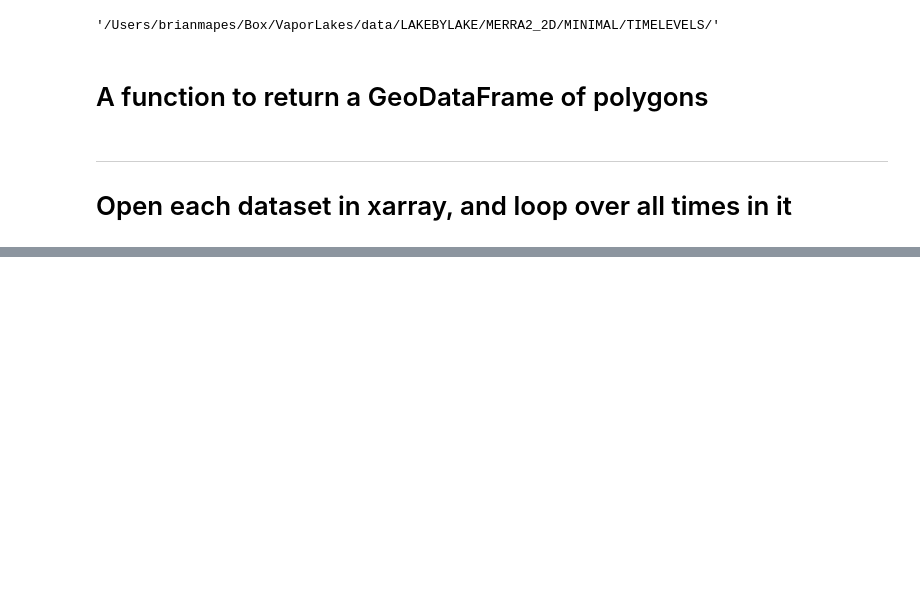
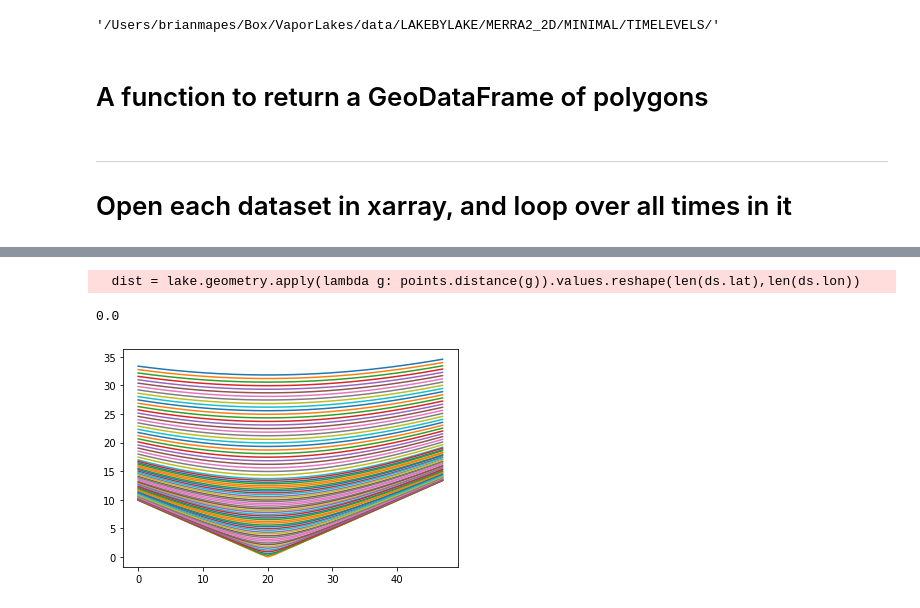
Before and after one commit to brianmapes/VaporLakes, a Jupyter notebook: Grab_contours_in_MINIMALtqv.ipynb, the cells around one changed output, grey strips where cells are left out. Cells and saved outputs as stored; diff of their text form; code cells hidden in the pictures; blank space fills up the shorter version.

```diff
--- a/Grab_contours_in_MINIMALtqv.ipynb
+++ b/Grab_contours_in_MINIMALtqv.ipynb
@@ -219,0 +249,14 @@ for ifile in range( len(files) ):
+# %%
+                # Compute distance field from perimiter:
+                dist = lake.geometry.apply(lambda g: points.distance(g)).values.reshape(len(ds.lat),len(ds.lon))
+                # points.distance(lake.geometry.boundary).values.reshape(len(ds.lat),len(ds.lon))
+                isin = points.within(lake.geometry).values.reshape(len(ds.lat),len(ds.lon))
+                dist *= (-2)*(isin-0.5)  # make SIGNED distance from boundary, positive is exterior
+# %% [output]
+  dist = lake.geometry.apply(lambda g: points.distance(g)).values.reshape(len(ds.lat),len(ds.lon))
+# %%
+plt.plot(dist);
+np.min(dist)
+# %% [output]
+0.0
+[figure, added]
```
Also changed, not shown: parts of 53 cells of this notebook.
